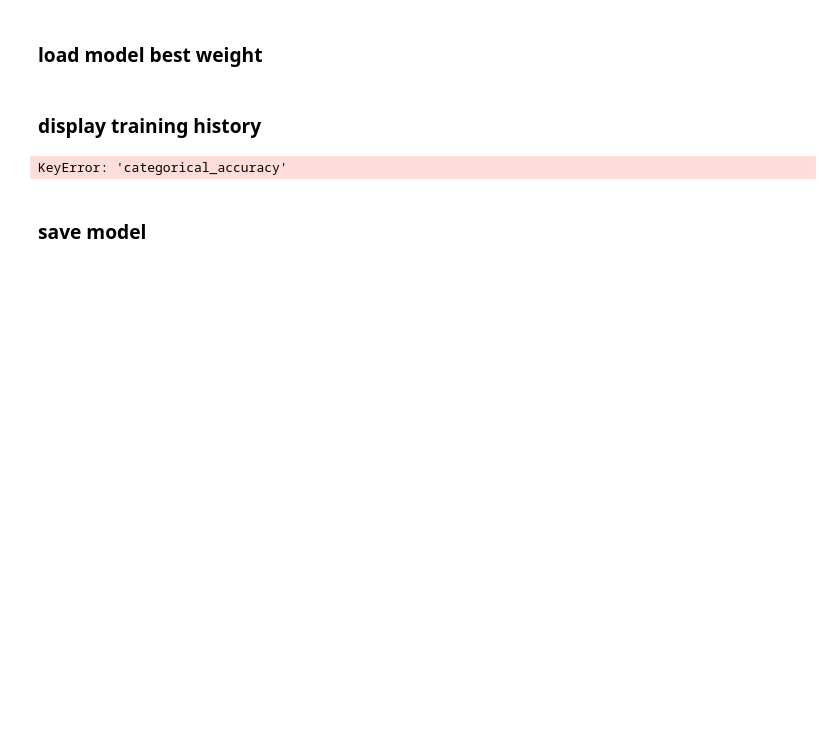
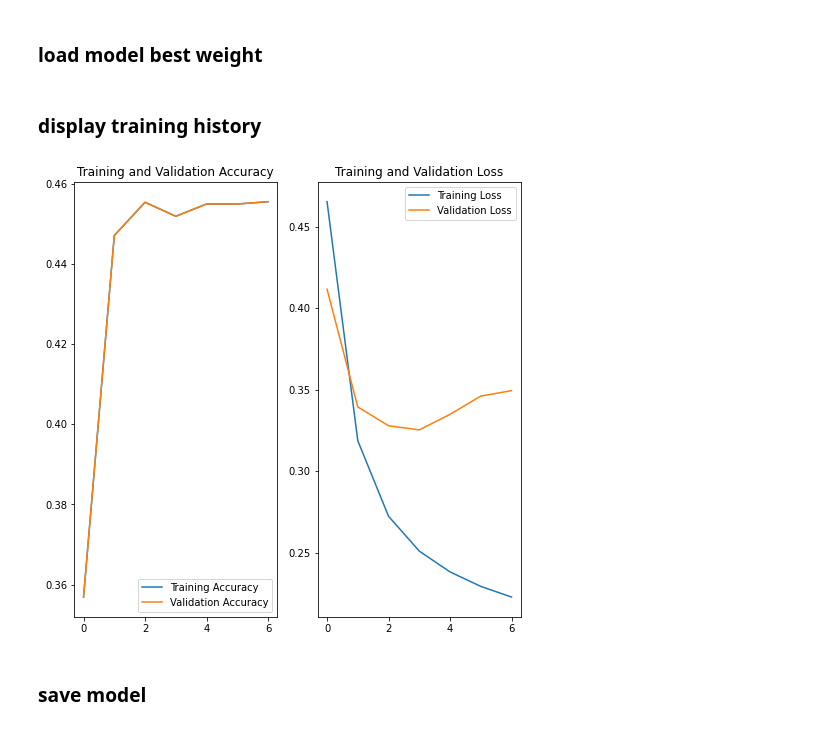
Before and after one commit to karamokoisrael/holypics, a Jupyter notebook: train-v2.ipynb, the cells around one changed output. Drawn from its saved outputs; the diff is of its cells as text; code cells hidden in the pictures; blank space fills up the shorter version.

```diff
--- a/train-v2.ipynb
+++ b/train-v2.ipynb
@@ -329,6 +330,7 @@ LR = 1e-4
 dimensions = (IMAGE_RES, IMAGE_RES)
 batch_size = 32#32
 data_dir = "images_new"
+csv_dataset = "image_dataset.csv"
 # %% [markdown]
 ## Main functions
 # %%
@@ -1105,11 +1148,16 @@ feature_extractor.trainable = False
 # %%
 model = tf.keras.Sequential([
     feature_extractor,
-    # layers.Dense(1024, activation='relu', name='hidden_layer'),
-    # tf.keras.layers.Flatten(),
-    layers.Dense(num_classes, activation='sigmoid', name='output')
+    tf.keras.layers.Flatten(),
+    layers.Dense(num_classes, activation='sigmoid')
 ])
 
+# model = tf.keras.Sequential([
+#     feature_extractor,
+#     # layers.Dense(1024, activation='relu', name='hidden_layer'),
+#     # tf.keras.layers.Flatten(),
+#     layers.Dense(num_classes, activation='sigmoid', name='output')
+# ])
 
 # model = tf.keras.Sequential([
 #     feature_extractor,
@@ -1140,10 +1190,20 @@ _________________________________________________________________
 ### Compile new model
 # %%
 model.compile(
-  optimizer=tf.keras.optimizers.Adam(learning_rate=LR),
-  loss=macro_soft_f1,#"categorical_crossentropy",
+#     tf.keras.optimizers.RMSprop(
+#     learning_rate=0.001, rho=0.9, momentum=0.0, epsilon=1e-07, centered=False,
+#     name='RMSprop', **kwargs
+#     )
+  optimizer=tf.keras.optimizers.RMSprop(learning_rate=0.0001, decay=1e-6),
+  loss="binary_crossentropy",
   metrics=["accuracy"]
 )
+
+# model.compile
+#   optimizer=tf.keras.optimizers.Adam(learning_rate=LR),
+#   loss=macro_soft_f1,#"categorical_crossentropy",
+#   metrics=["accuracy"]
+# )
 
 # model.compile(
 #   optimizer=tf.keras.optimizers.Adam(learning_rate=LR),
@@ -1206,29 +1263,29 @@ Epoch 20/30
 # %% [markdown]
 ### display training history
 # %%
-acc = history.history['categorical_accuracy']
-val_acc = history.history['val_categorical_accuracy']
+acc = history.history['accuracy']
+val_acc = history.history['accuracy']
 # acc = history.history['accuracy']
 # val_acc = history.history['accuracy']
 
 loss = history.history['loss']
 val_loss = history.history['val_loss']
 
 plt.figure(figsize=(8, 8))
 plt.subplot(1, 2, 1)
 plt.plot(history.epoch, acc, label='Training Accuracy')
 plt.plot(history.epoch, val_acc, label='Validation Accuracy')
 plt.legend(loc='lower right')
 plt.title('Training and Validation Accuracy')
 
 plt.subplot(1, 2, 2)
 plt.plot(history.epoch, loss, label='Training Loss')
 plt.plot(history.epoch, val_loss, label='Validation Loss')
 plt.legend(loc='upper right')
 plt.title('Training and Validation Loss')
 plt.show()
 # %% [output]
-KeyError: 'categorical_accuracy'
+[figure, added]
 # %% [markdown]
 ### save model
 # %%
```
Also changed, not shown: parts of 10 cells of this notebook, 7 other files.
